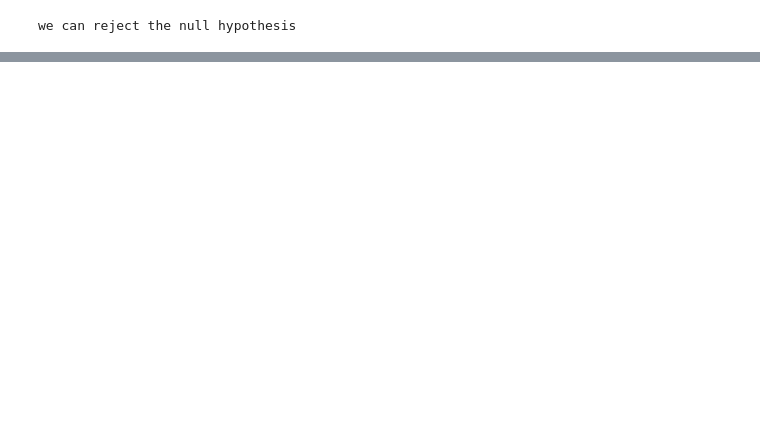
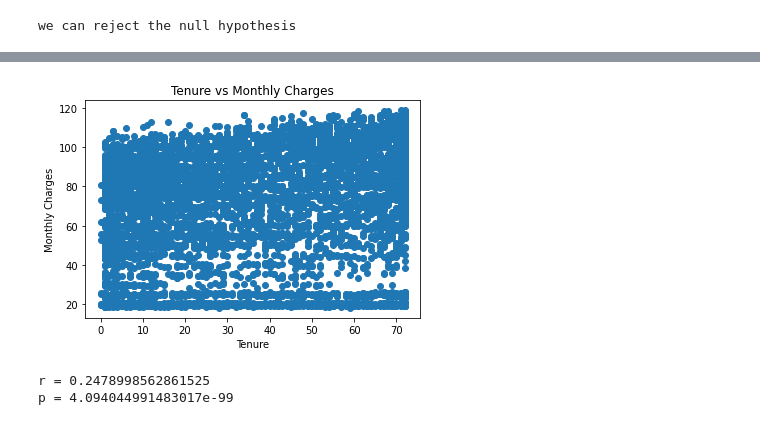
Before and after one commit to Larry-Holmes/statistics-exercises, a Jupyter notebook: hypothesis_testing.ipynb, the cells around one changed output, grey strips where cells are left out. Saved outputs shown, nothing was run; the diff lists cells and outputs as text; code cells hidden in the pictures; blank space fills up the shorter version.

```diff
--- a/hypothesis_testing.ipynb
+++ b/hypothesis_testing.ipynb
@@ -195,2 +233,0 @@ Length: 234, dtype: float64
-# %%
-mpg['gas_mileage'] = round((mpg.cty/mpg.hwy)*100,2)
@@ -223 +240,8 @@ auto_sample = mpg[(mpg.trans != 'manual(m5)') & (mpg.trans != 'manual(m6)')]['ga
+# %%
+manual_fe = mpg[mpg.trans.str.contains('manual')].avg_fe
+auto_fe = mpg[mpg.trans.str.contains('auto')].avg_fe
+# %%
+stats, pval = stats.levene(manual_fe, auto_fe)
+if pval < 0.05:
+    print('i can reject the idea that these have equal variances')
 # %%
@@ -239,0 +266,3 @@ we can reject the null hypothesis
+# %%
+df = pd.read_csv('telco_churn.csv')
+df
@@ -239,0 +322,14 @@ we can reject the null hypothesis
+# %%
+r, p = stats.pearsonr(df.tenure, df.MonthlyCharges)
+
+plt.scatter(df.tenure, df.MonthlyCharges)
+plt.title('Tenure vs Monthly Charges')
+plt.xlabel('Tenure')
+plt.ylabel('Monthly Charges')
+plt.show()
+print('r =', r)
+print('p =', p)
+# %% [output]
+[figure, added]
+r = 0.2478998562861525
+p = 4.094044991483017e-99
```
Also changed, not shown: parts of 58 cells of this notebook.
